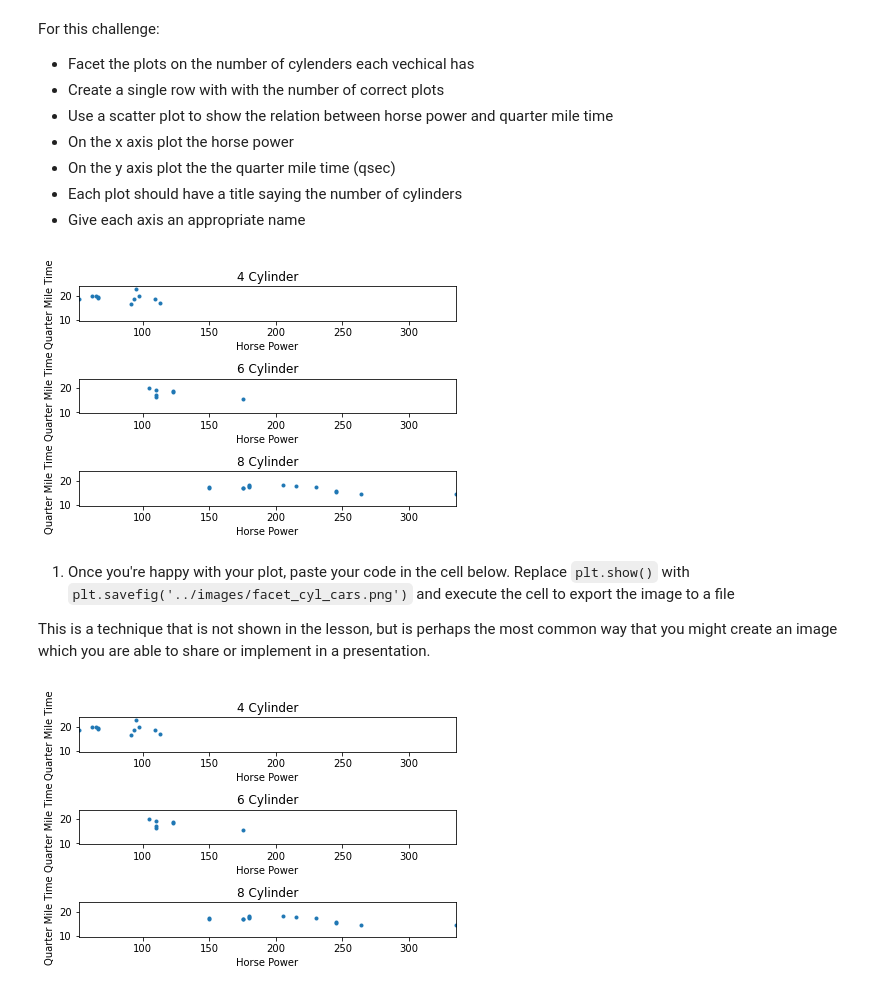
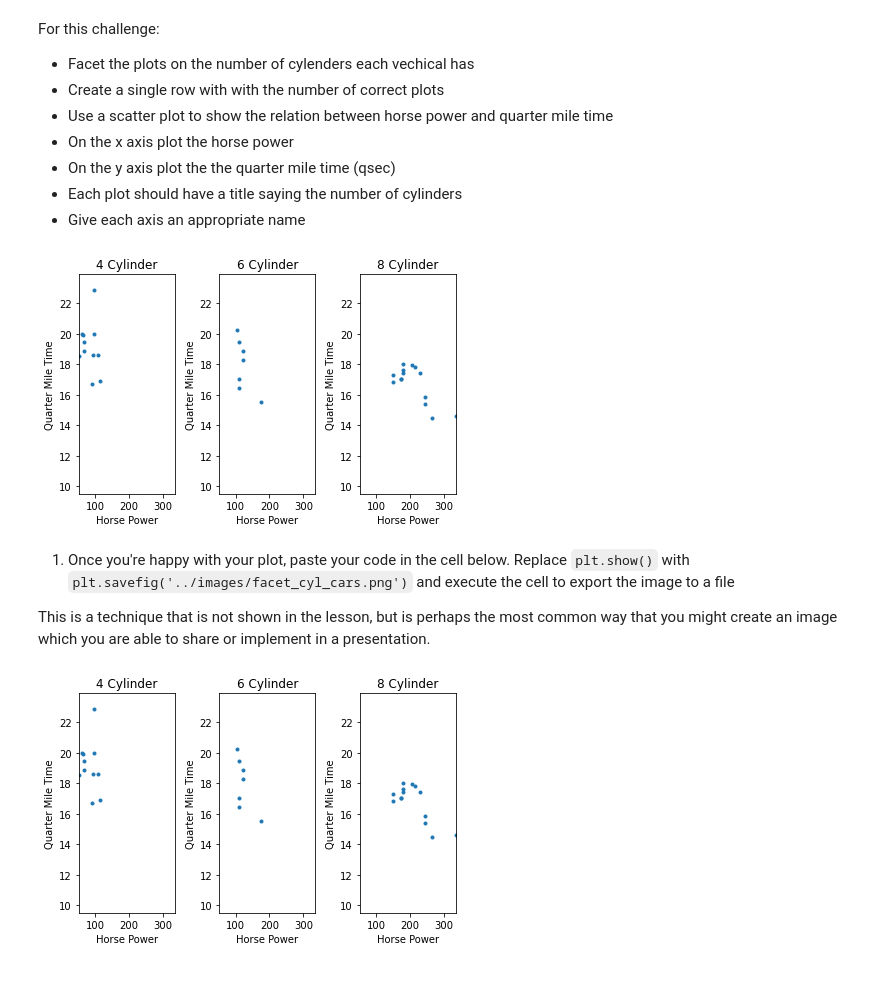
Before and after one commit to andrewargaez1/ds-precourse-faceting, a Jupyter notebook: notebooks/faceting.ipynb, the cells around one changed output. Drawn from its saved outputs; the diff is of its cells as text; code cells hidden in the pictures.

```diff
--- a/notebooks/faceting.ipynb
+++ b/notebooks/faceting.ipynb
@@ -268,38 +268,38 @@ cyl6_q = (np.array(cyl6['qsec']))
 cyl8_hp = (np.array(cyl8['hp']))
 cyl8_q = (np.array(cyl8['qsec']))
 
-plt.subplot(3, 1, 1)
+plt.subplot(1, 3, 1)
 plt.scatter(cyl4_hp, cyl4_q, marker = '.')
 plt.title("4 Cylinder")
 plt.xlabel("Horse Power")
 plt.ylabel("Quarter Mile Time")
 plt.ylim([min(cars_data['qsec']-5),max(cars_data['qsec'])+1])
 plt.xlim([min(cyl4_hp),max(cyl8_hp)])
 
 
 
-plt.subplot(3, 1, 2)
+plt.subplot(1, 3, 2)
 plt.scatter(cyl6_hp, cyl6_q, marker = '.')
 plt.title("6 Cylinder")
 plt.xlabel("Horse Power")
 plt.ylabel("Quarter Mile Time")
 plt.ylim([min(cars_data['qsec']-5),max(cars_data['qsec'])+1])
 plt.xlim([min(cyl4_hp),max(cyl8_hp)])
 
 
 
-plt.subplot(3, 1, 3)
+plt.subplot(1, 3, 3)
 plt.scatter(cyl8_hp, cyl8_q, marker = '.')
 plt.title("8 Cylinder")
 plt.xlabel("Horse Power")
 plt.ylabel("Quarter Mile Time")
 plt.ylim([min(cars_data['qsec']-5),max(cars_data['qsec'])+1])
 plt.xlim([min(cyl4_hp),max(cyl8_hp)])
 
 plt.tight_layout()
 plt.show()
 # %% [output]
-[figure, old version]
+[figure, new version]
 # %% [markdown]
 1. Once you're happy with your plot, paste your code in the cell below. Replace `plt.show()` with `plt.savefig('../images/facet_cyl_cars.png')` and execute the cell to export the image to a file
 
@@ -323,7 +323,7 @@ cyl6_q = (np.array(cyl6['qsec']))
 cyl8_hp = (np.array(cyl8['hp']))
 cyl8_q = (np.array(cyl8['qsec']))
 
-plt.subplot(3, 1, 1)
+plt.subplot(1, 3, 1)
 plt.scatter(cyl4_hp, cyl4_q, marker = '.')
 plt.title("4 Cylinder")
 plt.xlabel("Horse Power")
@@ -333,7 +333,7 @@ plt.xlim([min(cyl4_hp),max(cyl8_hp)])
 
 
 
-plt.subplot(3, 1, 2)
+plt.subplot(1, 3, 2)
 plt.scatter(cyl6_hp, cyl6_q, marker = '.')
 plt.title("6 Cylinder")
 plt.xlabel("Horse Power")
@@ -343,7 +343,7 @@ plt.xlim([min(cyl4_hp),max(cyl8_hp)])
 
 
 
-plt.subplot(3, 1, 3)
+plt.subplot(1, 3, 3)
 plt.scatter(cyl8_hp, cyl8_q, marker = '.')
 plt.title("8 Cylinder")
 plt.xlabel("Horse Power")
@@ -354,4 +354,4 @@ plt.xlim([min(cyl4_hp),max(cyl8_hp)])
 plt.tight_layout()
 plt.savefig('/home/aa1/Desktop/ds-precourse-faceting/images/facet_cyl_cars.png')
 # %% [output]
-[figure, old version]
+[figure, new version]
```
Also changed, not shown: 1 other file.
